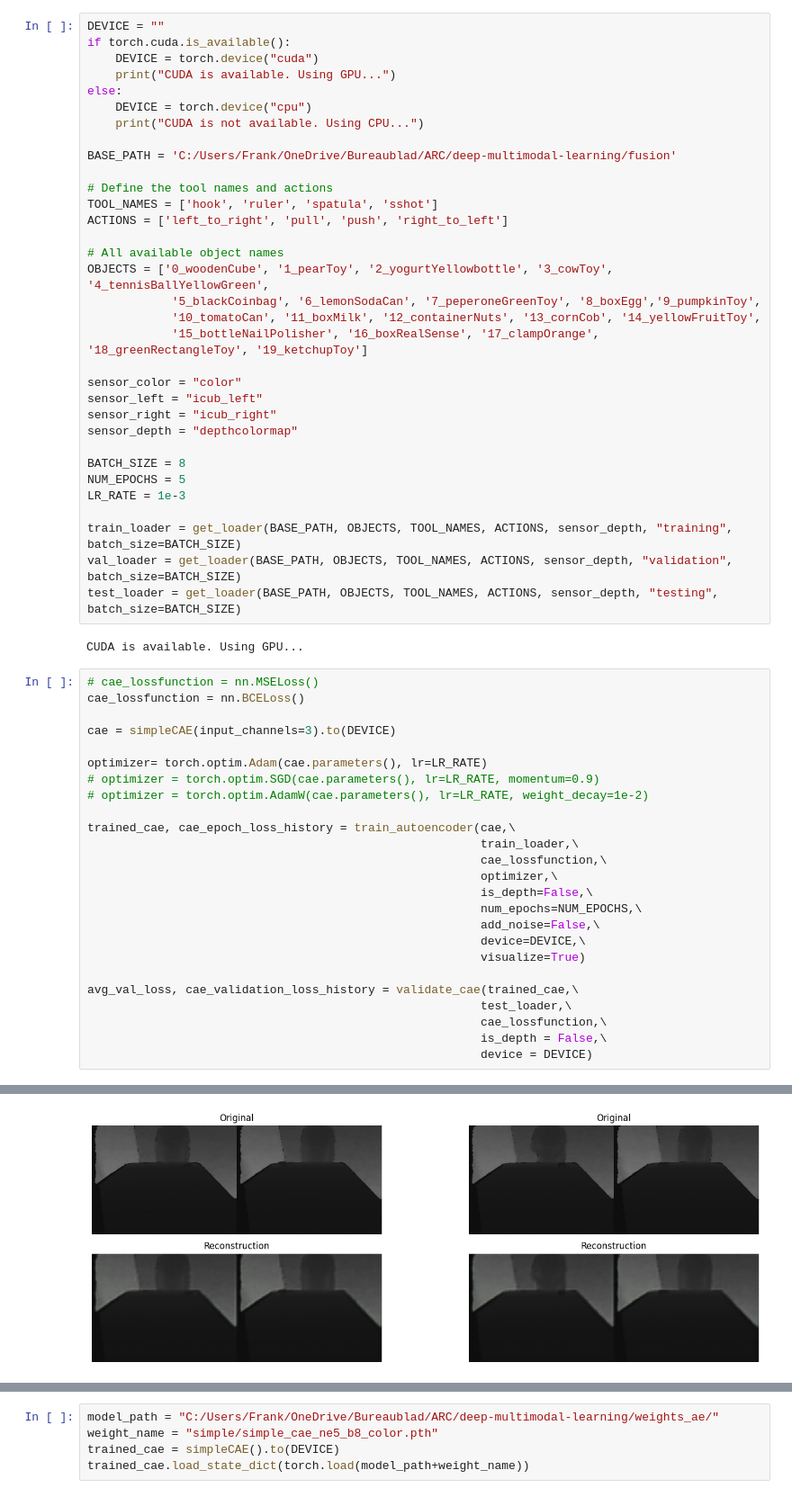
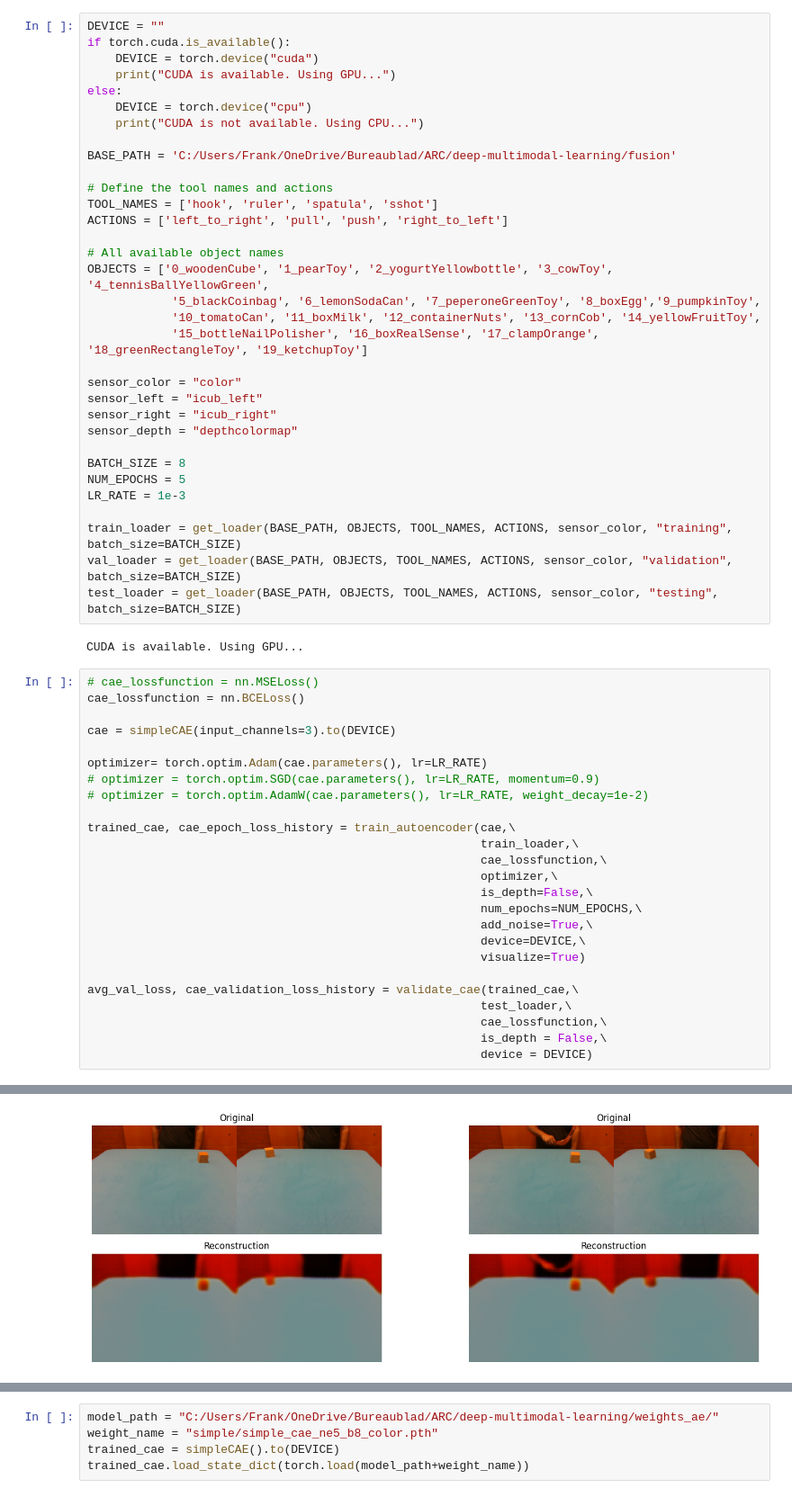
Before and after one commit to franklinrw/deep-multimodal-learning, a Jupyter notebook: models/notebooks/simpleCAE.ipynb, the cells around one changed output, grey strips where cells are left out. Shown at 90% size. Saved outputs shown, nothing was run; the diff lists cells and outputs as text.

```diff
--- a/models/notebooks/simpleCAE.ipynb
+++ b/models/notebooks/simpleCAE.ipynb
@@ -38,9 +38,9 @@ BATCH_SIZE = 8
 NUM_EPOCHS = 5
 LR_RATE = 1e-3
 
-train_loader = get_loader(BASE_PATH, OBJECTS, TOOL_NAMES, ACTIONS, sensor_depth, "training", batch_size=BATCH_SIZE)
-val_loader = get_loader(BASE_PATH, OBJECTS, TOOL_NAMES, ACTIONS, sensor_depth, "validation", batch_size=BATCH_SIZE)
-test_loader = get_loader(BASE_PATH, OBJECTS, TOOL_NAMES, ACTIONS, sensor_depth, "testing", batch_size=BATCH_SIZE)
+train_loader = get_loader(BASE_PATH, OBJECTS, TOOL_NAMES, ACTIONS, sensor_color, "training", batch_size=BATCH_SIZE)
+val_loader = get_loader(BASE_PATH, OBJECTS, TOOL_NAMES, ACTIONS, sensor_color, "validation", batch_size=BATCH_SIZE)
+test_loader = get_loader(BASE_PATH, OBJECTS, TOOL_NAMES, ACTIONS, sensor_color, "testing", batch_size=BATCH_SIZE)
 # %% [output]
 CUDA is available. Using GPU...
 # %%
@@ -59,7 +59,7 @@ trained_cae, cae_epoch_loss_history = train_autoencoder(cae,\
                                                         optimizer,\
                                                         is_depth=False,\
                                                         num_epochs=NUM_EPOCHS,\
-                                                        add_noise=False,\
+                                                        add_noise=True,\
                                                         device=DEVICE,\
                                                         visualize=True)
 
@@ -75 +75 @@ Epoch [2/5], AVG Loss: 0.4035, AVG PSNR: 29.7709, AVG SSIM: 0.8864
-[figure, old version]
+[figure, new version]
```
Also changed, not shown: parts of 4 cells of this notebook, 3 other files.
